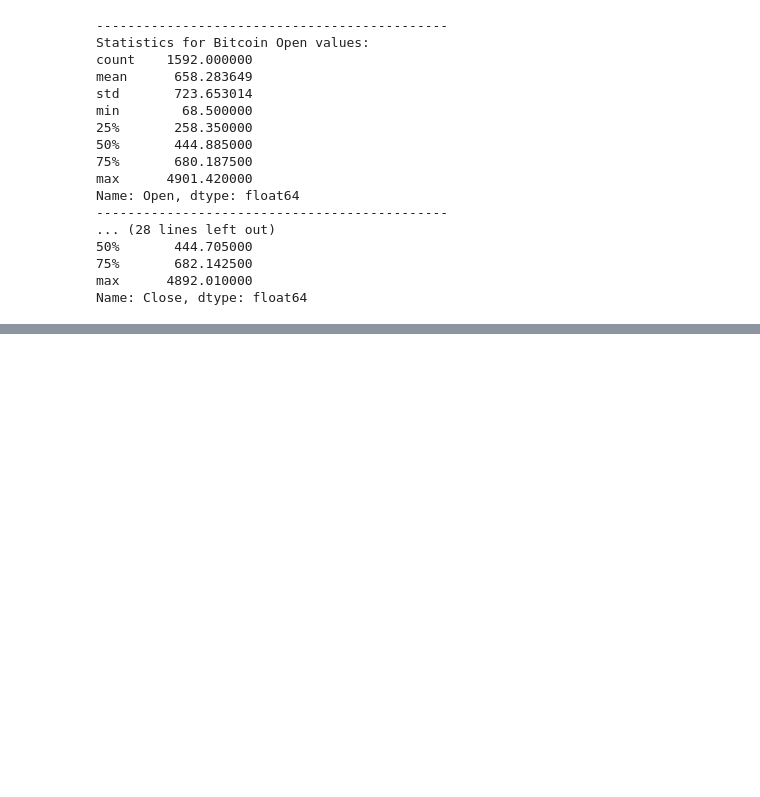
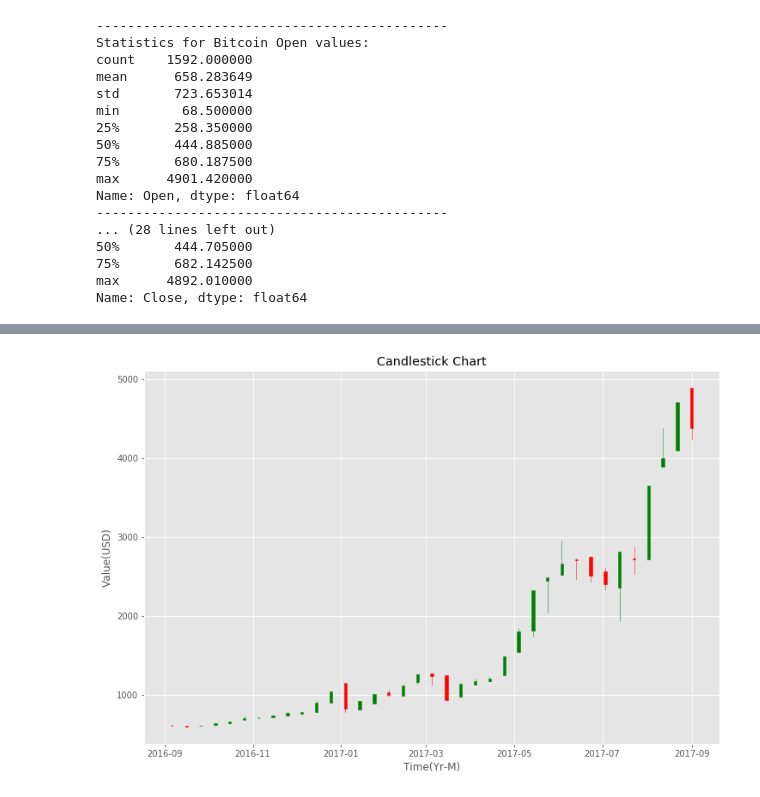
Before and after one commit to ninoxcello/mscs710-project, a Jupyter notebook: waterfall_checkpoint/demo/Demo.ipynb, the cells around one changed output, grey strips where cells are left out. Cells and saved outputs as stored; diff of their text form; code cells hidden in the pictures; blank space fills up the shorter version.

```diff
--- a/waterfall_checkpoint/demo/Demo.ipynb
+++ b/waterfall_checkpoint/demo/Demo.ipynb
@@ -156,0 +165,18 @@ plt.show()
+# %%
+# Candlestick graph for Bitcoin Closing Price
+btc_close_ohlc = bitcoin_price['Close'][:n_days].resample('10D').ohlc()
+btc_close_ohlc.reset_index(inplace=True)
+btc_close_ohlc['Date'] = btc_close_ohlc['Date'].map(mdates.date2num)
+
+fig, ax = plt.subplots()
+
+candlestick_ohlc(ax, btc_close_ohlc.values, width=2, colorup='g')
+ax.xaxis_date()
+
+plt.title('Candlestick Chart')
+plt.xlabel('Time(Yr-M)')
+plt.ylabel('Value(USD)')
+plt.legend()
+plt.show()
+# %% [output]
+[figure, added]
```
Also changed, not shown: parts of 4 cells of this notebook, 2 other files.
